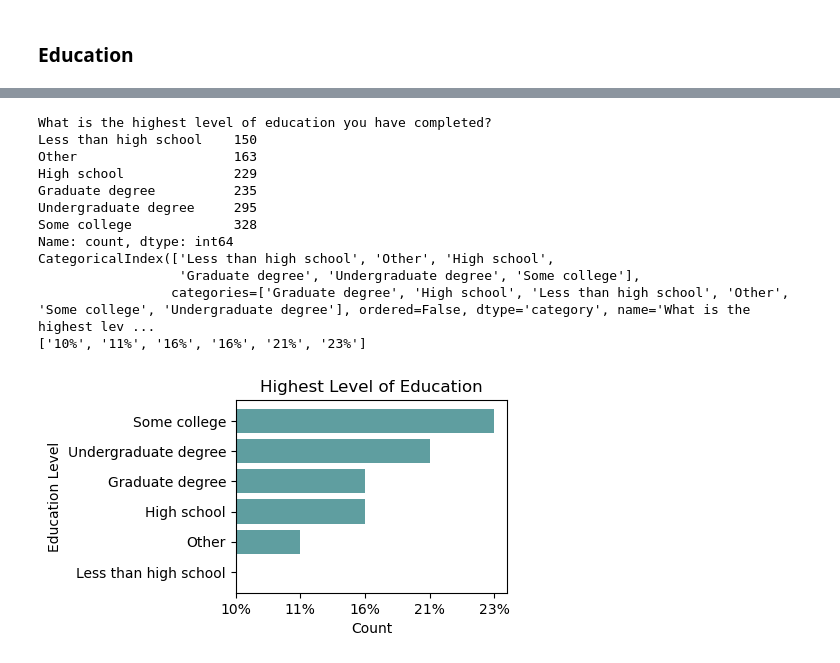
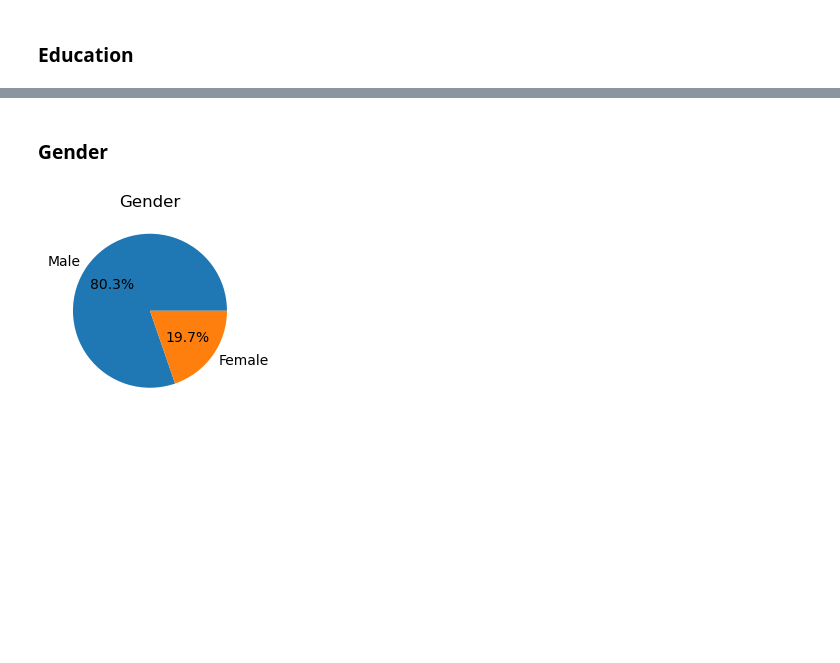
Before and after one commit to irinatenis/online-car-marketplace-survey-analysis, a Jupyter notebook: Analysis.ipynb, the cells around one changed output, grey strips where cells are left out. Saved outputs shown, nothing was run; the diff lists cells and outputs as text; code cells hidden in the pictures; blank space fills up the shorter version.

```diff
--- a/Analysis.ipynb
+++ b/Analysis.ipynb
@@ -169,42 +139,12 @@ plt.show()
-# %%
-import matplotlib.pyplot as plt
-
-# Get value counts and sort
-education_count = df['What is the highest level of education you have completed?'].value_counts().sort_values(ascending=True)
-
-# Print value counts and unique levels
-print(education_count)
-ed_levels = education_count.index  # Get education levels (the index of value_counts)
-print(ed_levels)
-
-# Calculate percentage for each education level
-prcntg = [f"{int((x / len(df)) * 100)}%" for x in education_count]
-
-# Print percentages
-print(prcntg)
-
-# Create the bar chart
-plt.figure(figsize=(3.5, 2.5))  # Set the desired size
-plt.barh(ed_levels, prcntg, color='cadetblue')
-
-# Add labels and title
-plt.title('Highest Level of Education')
-plt.xlabel('Count')
-plt.ylabel('Education Level')
-
-# Display the chart
-plt.show()
-# %% [output]
-What is the highest level of education you have completed?
-Less than high school    150
-Other                    163
-High school              229
-Graduate degree          235
-Undergraduate degree     295
-Some college             328
-Name: count, dtype: int64
-CategoricalIndex(['Less than high school', 'Other', 'High school',
-                  'Graduate degree', 'Undergraduate degree', 'Some college'],
-                 categories=['Graduate degree', 'High school', 'Less than high school', 'Other', 'Some college', 'Undergraduate degree'], ordered=False, dtype='category', name='What is the highest lev ...
-['10%', '11%', '16%', '16%', '21%', '23%']
-[figure, removed]
+# %% [markdown]
+### **Gender**
+# %%
+gender=df["Your gender is..."].value_counts()
+plt.figure(figsize=(3.5, 2.5))  # Set the desired size
+labels = ['Male', 'Female']
+gender.plot(kind='pie', autopct='%1.1f%%')
+plt.title('Gender')
+plt.ylabel('')
+plt.show()
+# %% [output]
+[figure, added]
```
Also changed, not shown: parts of 31 cells of this notebook, 3 other files.
